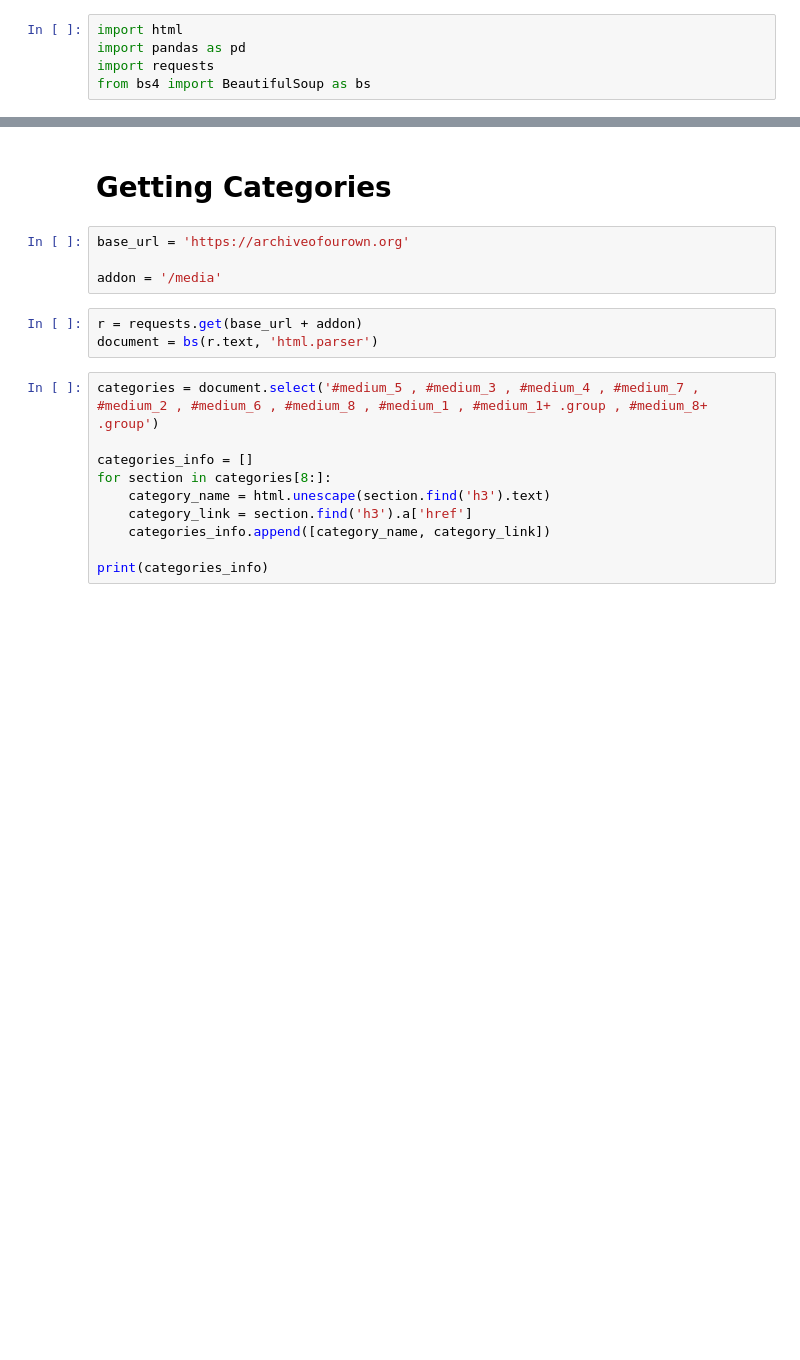
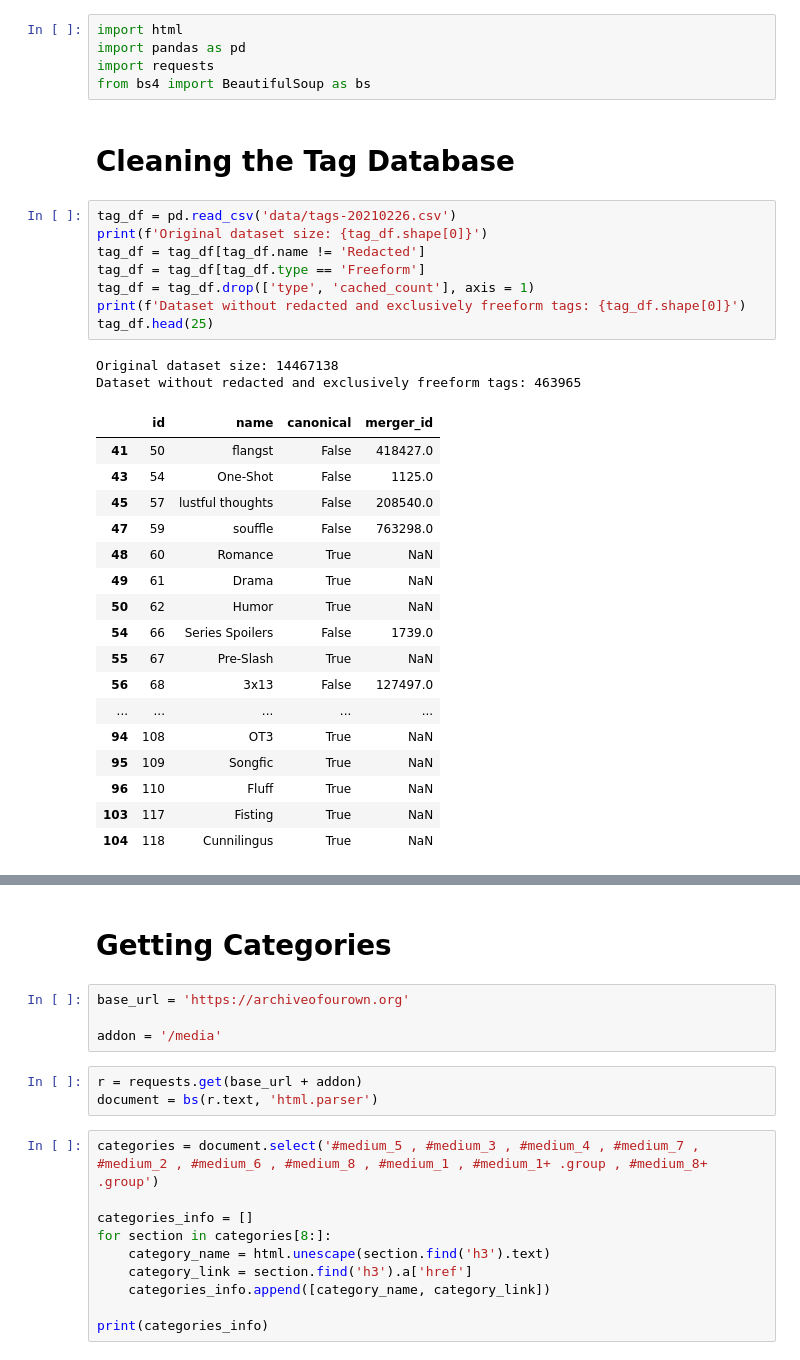
Before and after one commit to NicoPang/STAT-4185-Final-Project, a Jupyter notebook: Untitled.ipynb, the cells around one changed output, grey strips where cells are left out. Saved outputs shown, nothing was run; the diff lists cells and outputs as text; blank space fills up the shorter version.

Commit message:
Cleaned tag database.

```diff
--- a/Untitled.ipynb
+++ b/Untitled.ipynb
@@ -3,3 +3,33 @@ import html
 import pandas as pd
 import requests
 from bs4 import BeautifulSoup as bs
+# %% [markdown]
+# Cleaning the Tag Database
+# %%
+tag_df = pd.read_csv('data/tags-20210226.csv')
+print(f'Original dataset size: {tag_df.shape[0]}')
+tag_df = tag_df[tag_df.name != 'Redacted']
+tag_df = tag_df[tag_df.type == 'Freeform']
+tag_df = tag_df.drop(['type', 'cached_count'], axis = 1)
+print(f'Dataset without redacted and exclusively freeform tags: {tag_df.shape[0]}')
+tag_df.head(25)
+# %% [output]
+Original dataset size: 14467138
+Dataset without redacted and exclusively freeform tags: 463965
+|  | id | name | canonical | merger_id |
+| 41 | 50 | flangst | False | 418427.0 |
+| 43 | 54 | One-Shot | False | 1125.0 |
+| 45 | 57 | lustful thoughts | False | 208540.0 |
+| 47 | 59 | souffle | False | 763298.0 |
+| 48 | 60 | Romance | True | NaN |
+| 49 | 61 | Drama | True | NaN |
+| 50 | 62 | Humor | True | NaN |
+| 54 | 66 | Series Spoilers | False | 1739.0 |
+| 55 | 67 | Pre-Slash | True | NaN |
+| 56 | 68 | 3x13 | False | 127497.0 |
+| ... | ... | ... | ... | ... |
+| 94 | 108 | OT3 | True | NaN |
+| 95 | 109 | Songfic | True | NaN |
+| 96 | 110 | Fluff | True | NaN |
+| 103 | 117 | Fisting | True | NaN |
+| 104 | 118 | Cunnilingus | True | NaN |
```
Also changed, not shown: parts of 3 cells of this notebook, 1 other file.
